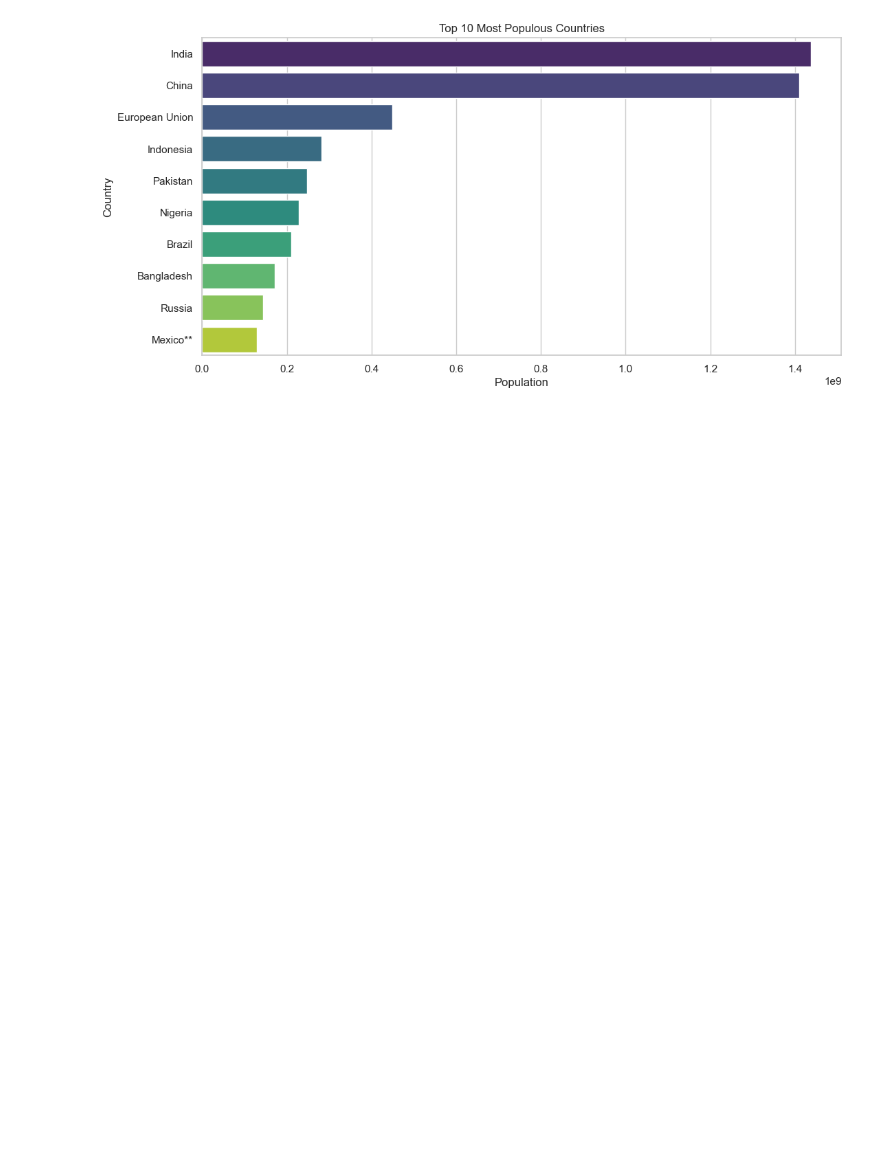
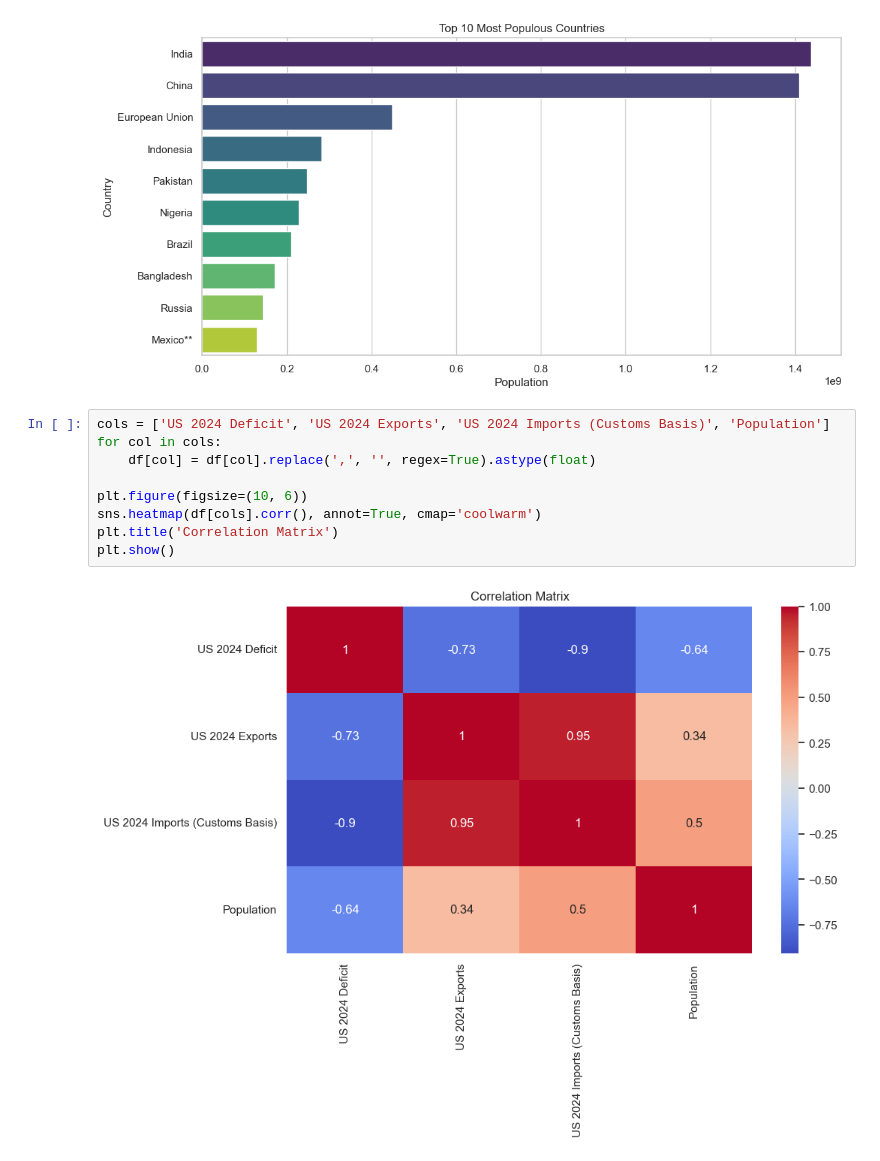
Before and after one commit to kxrrym03/US-Tariffs-2025, a Jupyter notebook: US Tariffs.ipynb, the cells around one changed output. Drawn from its saved outputs; the diff is of its cells as text; blank space fills up the shorter version.

```diff
--- a/US Tariffs.ipynb
+++ b/US Tariffs.ipynb
@@ -101,3 +101,14 @@ plt.ylabel('Country')
 plt.show()
 # %% [output]
 [figure]
+# %%
+cols = ['US 2024 Deficit', 'US 2024 Exports', 'US 2024 Imports (Customs Basis)', 'Population']
+for col in cols:
+    df[col] = df[col].replace(',', '', regex=True).astype(float)
+
+plt.figure(figsize=(10, 6))
+sns.heatmap(df[cols].corr(), annot=True, cmap='coolwarm')
+plt.title('Correlation Matrix')
+plt.show()
+# %% [output]
+[figure, added]
```
